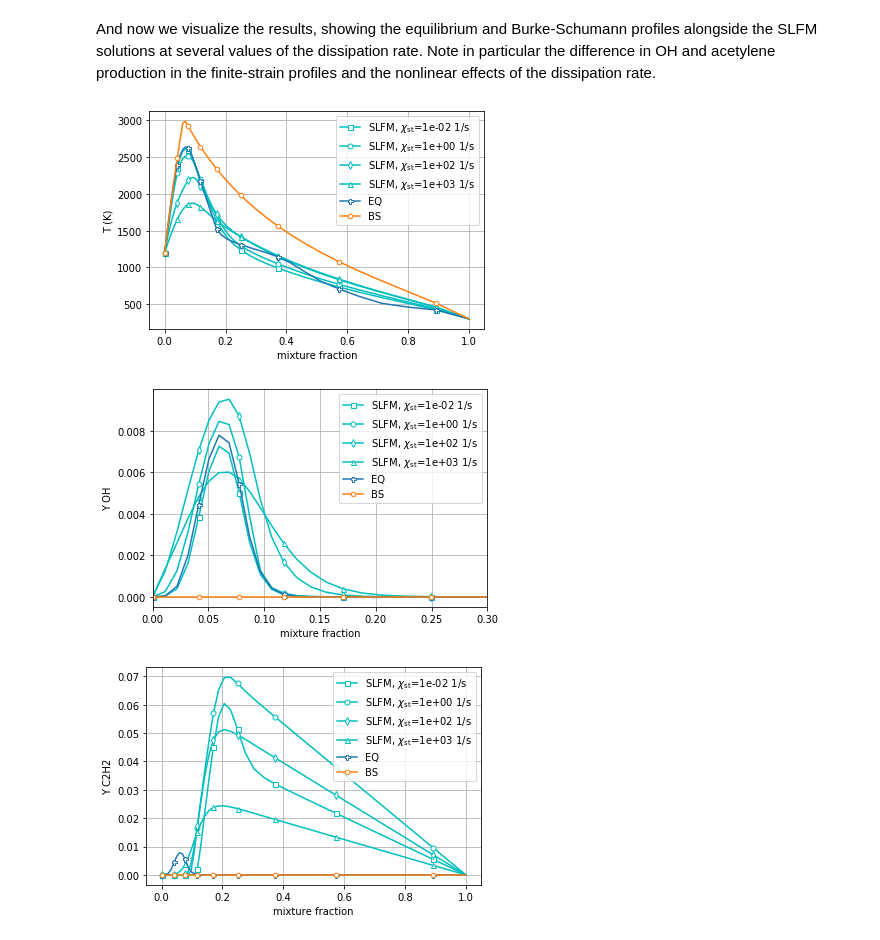
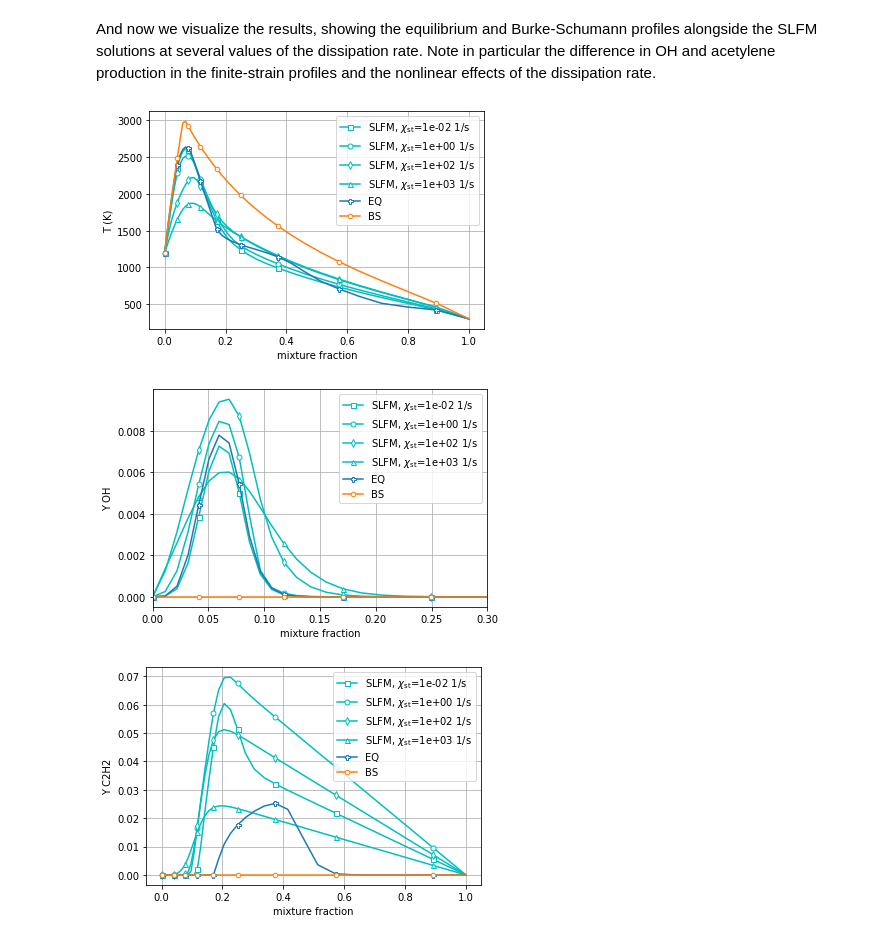
Before and after one commit to sandialabs/Spitfire, a Jupyter notebook: spitfire_demo/flamelet/example_flamelet_models.ipynb, the cells around one changed output. Drawn from its saved outputs; the diff is of its cells as text; code cells hidden in the pictures.

```diff
--- a/spitfire_demo/flamelet/example_flamelet_models.ipynb
+++ b/spitfire_demo/flamelet/example_flamelet_models.ipynb
@@ -61,38 +61,38 @@ plt.plot(z, l_bs['temperature'], 'H-', markevery=4, markersize=5, markerfacecolo
 plt.xlabel('mixture fraction')
 plt.ylabel('T (K)')
 plt.grid(True)
-plt.legend(loc=True)
+plt.legend(loc='best')
 plt.show()
 
 for ix, marker in zip(chi_indices_plot, ['s', 'o', 'd', '^']):
     plt.plot(z, l_sl['mass fraction OH'][:, ix], 'c-',
              marker=marker, markevery=4, markersize=5, markerfacecolor='w',
              label='SLFM, $\\chi_{\\mathrm{st}}$=' + '{:.0e} 1/s'.format(chi_values[ix]))
 
 plt.plot(z, l_eq['mass fraction OH'], 'P-', markevery=4, markersize=5, markerfacecolor='w', label='EQ')
 plt.plot(z, l_bs['mass fraction OH'], 'H-', markevery=4, markersize=5, markerfacecolor='w', label='BS')
 
 plt.xlabel('mixture fraction')
 plt.ylabel('Y OH')
 plt.xlim([0, 0.3])
 plt.grid(True)
-plt.legend(loc=True)
+plt.legend(loc='best')
 plt.show()
 
 for ix, marker in zip(chi_indices_plot, ['s', 'o', 'd', '^']):
     plt.plot(z, l_sl['mass fraction C2H2'][:, ix], 'c-',
              marker=marker, markevery=4, markersize=5, markerfacecolor='w',
              label='SLFM, $\\chi_{\\mathrm{st}}$=' + '{:.0e} 1/s'.format(chi_values[ix]))
 
-plt.plot(z, l_eq['mass fraction OH'], 'P-', markevery=4, markersize=5, markerfacecolor='w', label='EQ')
-plt.plot(z, l_bs['mass fraction OH'], 'H-', markevery=4, markersize=5, markerfacecolor='w', label='BS')
+plt.plot(z, l_eq['mass fraction C2H2'], 'P-', markevery=4, markersize=5, markerfacecolor='w', label='EQ')
+plt.plot(z, l_bs['mass fraction C2H2'], 'H-', markevery=4, markersize=5, markerfacecolor='w', label='BS')
 
 plt.xlabel('mixture fraction')
 plt.ylabel('Y C2H2')
 plt.grid(True)
-plt.legend(loc=True)
+plt.legend(loc='best')
 plt.show()
 # %% [output]
 [figure]
 [figure]
-[figure, old version]
+[figure, new version]
```
Also changed, not shown: 4 other files.
